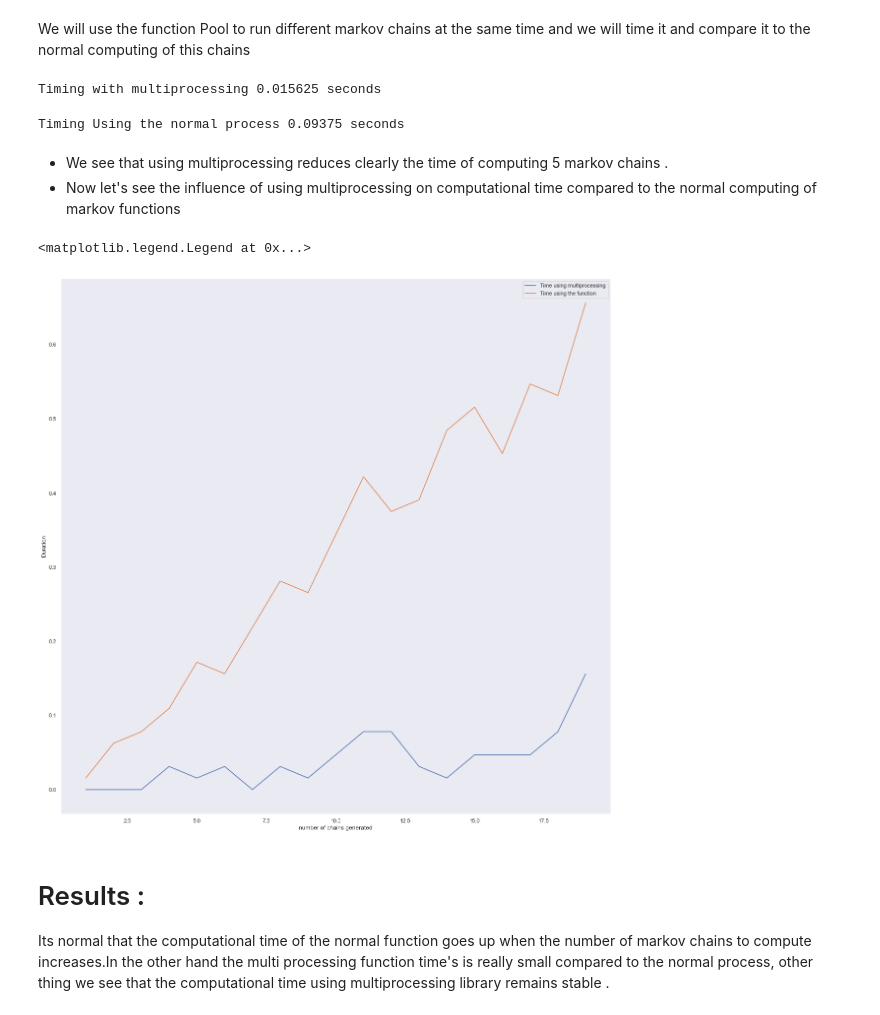
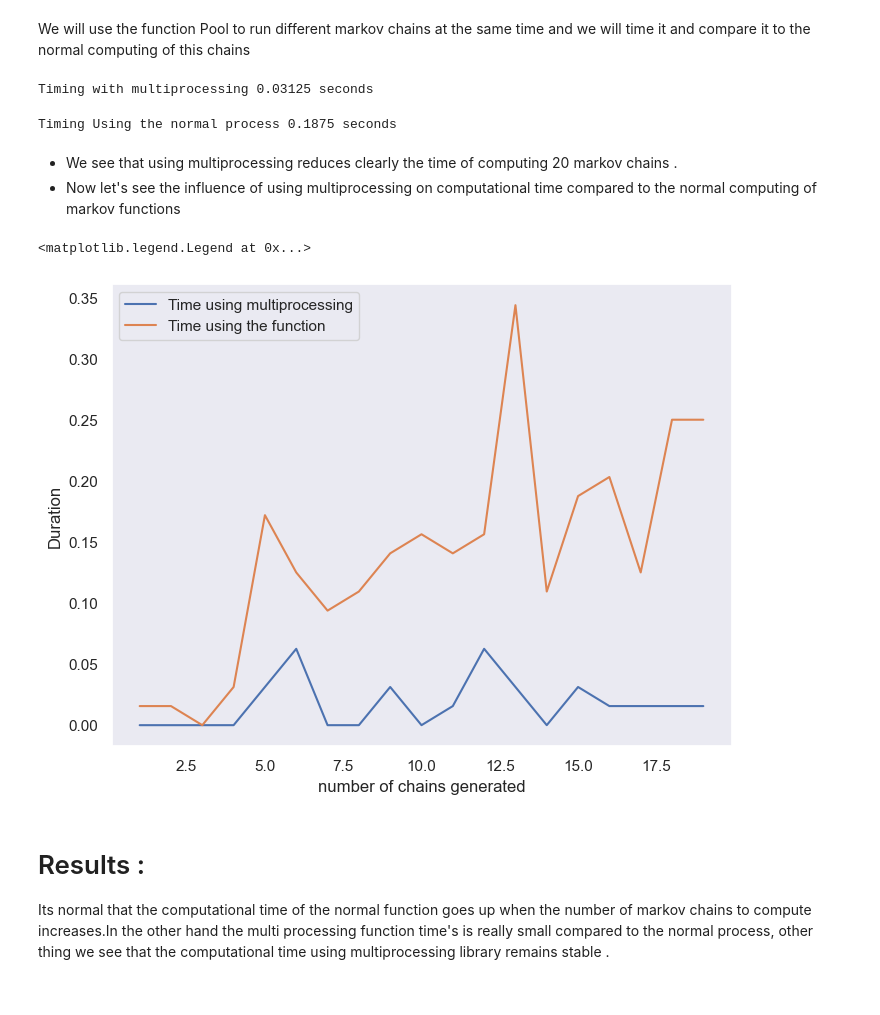
Before and after one commit to hichamomh/Python-labs, a Jupyter notebook: Labs/Lab5/lab5.ipynb, the cells around one changed output. Saved outputs shown, nothing was run; the diff lists cells and outputs as text; code cells hidden in the pictures.

```diff
--- a/Labs/Lab5/lab5.ipynb
+++ b/Labs/Lab5/lab5.ipynb
@@ -165,7 +168,7 @@ def markov(rho, A, nmax, rng):
     assert nmax > 0, "Le nombre d'itérations nmax doit être strictement positif."
     np.random.seed(rng)
     states = np.arange(N)
-    X = np.empty(nmax, dtype=int)
+    X = np.zeros(nmax, dtype=int)
 
     # Générer l'état initial X_0 selon la loi rho
     X[0] = np.random.choice(states, p=rho)
@@ -174,7 +177,7 @@ def markov(rho, A, nmax, rng):
         # Calculer la distribution de probabilité pour X_{q+1} (a_{X_q} est la ligne correspondant à X_q)
         transition_probs = A[X[q - 1]]
         # Générer X_{q+1} selon la distribution de probabilité
-        X[q] = np.random.choice(states, p=transition_probs)
+        X[q] = np.random.choice(states, p = transition_probs)
 
     return X
 # %% [markdown]
@@ -312,32 +315,30 @@ from  Markov import markov
 import time
 
 if __name__ == '__main__':
-    start = time.process_time()
-    num_processors = 10
-    p = Pool(processes=num_processors)
-    A, rho = Markov.generate_markov_parameters(100)
 
     # Préparez une liste d'arguments pour chaque appel à la fonction markov
-    args_list = [(rho,A, 1000, rng) for rng in range(5)]
-    with Pool(processes=4) as pool:
+    args_list = [(rho,A, 1000, rng) for rng in range(20)]
 
+    start = time.process_time()
+
+    with Pool(processes=5) as pool:
         # Simulate the Markov chains in parallel
         results = pool.starmap(markov,args_list)
+    end = time.process_time()
 
-
-    print('Timing with multiprocessing', time.process_time()- start,'seconds')
+    print('Timing with multiprocessing', end-start,'seconds')
 # %% [output]
-Timing with multiprocessing 0.015625 seconds
+Timing with multiprocessing 0.03125 seconds
 # %%
+A, rho = Markov.generate_markov_parameters(100)
 start = time.process_time()
-A, rho = Markov.generate_markov_parameters(100)
-X = []
-for rng in range(5):
-    X.append(markov(rho, A, 1000, rng))
-print('Timing Using the normal process', time.process_time()- start,'seconds')
+for rng in range(20):
+    markov(rho, A, 1000, rng)
+end = time.process_time()
+print('Timing Using the normal process', end-start,'seconds')
 # %% [output]
-Timing Using the normal process 0.09375 seconds
+Timing Using the normal process 0.1875 seconds
 # %% [markdown]
-- We see that using multiprocessing reduces clearly the time of computing 5 markov chains .
+- We see that using multiprocessing reduces clearly the time of computing 20 markov chains .
 - Now let's see the influence of using multiprocessing on computational time compared to the normal computing of markov functions
 # %%
@@ -362,15 +364,15 @@ for i in range(1,20):
     stop = time.process_time()
     Time.append(stop-start)
 # %%
-plt.figure(figsize=(20,20))
+plt.figure(figsize=(8,6))
 plt.plot([i+1 for i in range(len(Time_multiP))],Time_multiP,label="Time using multiprocessing")
 plt.plot([i+1 for i in range(len(Time))],Time,label="Time using the function")
 plt.xlabel("number of chains generated")
 plt.ylabel("Duration")
 plt.legend()
 # %% [output]
 <matplotlib.legend.Legend at 0x...>
-[figure, old version]
+[figure, new version]
 # %% [markdown]
 # Results :
 
```
Also changed, not shown: parts of 17 cells of this notebook, 1 other file.
